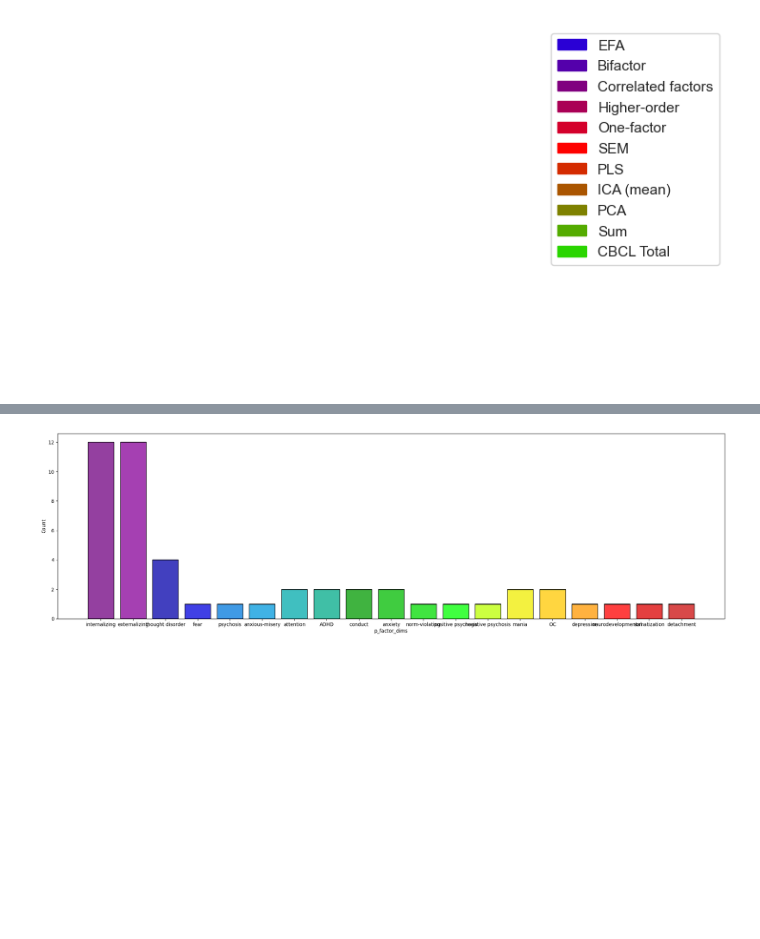
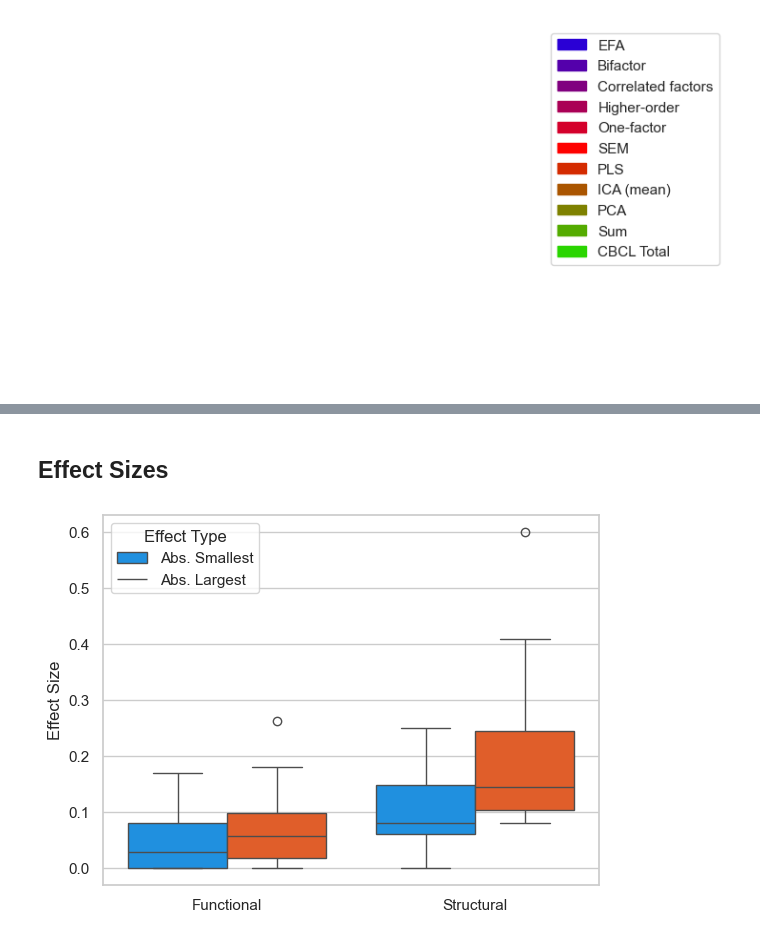
Before and after one commit to victoris93/p_factor_review, a Jupyter notebook: data_extraction.ipynb, the cells around one changed output, grey strips where cells are left out. Drawn from its saved outputs; the diff is of its cells as text; code cells hidden in the pictures; blank space fills up the shorter version.

```diff
--- a/data_extraction.ipynb
+++ b/data_extraction.ipynb
@@ -302,3 +261,0 @@ See the caveats in the documentation: https://pandas.pydata.org/pandas-docs/stab
-# %%
-# change dtype of a column
-expanded_df['mean_age'] = expanded_df['mean_age'].astype('float')
@@ -443,6 +373,23 @@ dim_data = dim_data[["citation", "p_factor_dims"]]
-# %%
-plt.figure(figsize=(25, 7))
-sns.histplot(data=dim_data, x='p_factor_dims', hue='p_factor_dims', multiple='stack', shrink=0.8, legend=False, palette = "nipy_spectral")
-plt.savefig('p_factor_dims_histplot.svg', format = 'svg', dpi=300)
-# %% [output]
-[figure, removed]
+# %% [markdown]
+## Effect Sizes
+# %%
+effects_func = expanded_df[expanded_df['biomarker_type'] == 'Functional'][['citation', 'smallest_abs_ef', 'largest_abs_ef']].dropna()
+effects_str = expanded_df[expanded_df['biomarker_type'] == 'Structural'][['citation', 'smallest_abs_ef', 'largest_abs_ef']].dropna()
+# %%
+effects_func = effects_func.drop_duplicates(subset=['citation', 'smallest_abs_ef', 'largest_abs_ef'])
+effects_str = effects_str.drop_duplicates(subset=['citation', 'smallest_abs_ef', 'largest_abs_ef'])
+# %%
+effects_str['biomarker_type'] = 'Structural'
+effects_func['biomarker_type'] = 'Functional'
+#melt
+effects = pd.concat([effects_func, effects_str])
+effects = effects.melt(id_vars=['citation', 'biomarker_type'], value_vars=['smallest_abs_ef', 'largest_abs_ef'], var_name='effect_type', value_name='effect_size')
+# %%
+sns.set_theme(style="whitegrid")
+ax = sns.boxplot(data=effects, x="biomarker_type", y="effect_size", hue="effect_type", palette = ["#0095ff", "#ff510b"])
+ax.set(xlabel="")
+ax.set(ylabel="Effect Size")
+ax.legend(title='Effect Type', labels=['Abs. Smallest', 'Abs. Largest'])
+plt.savefig('effect_size_boxplot.svg', format = 'svg', dpi=300)
+# %% [output]
+[figure, added]
```
Also changed, not shown: parts of 12 cells of this notebook.
